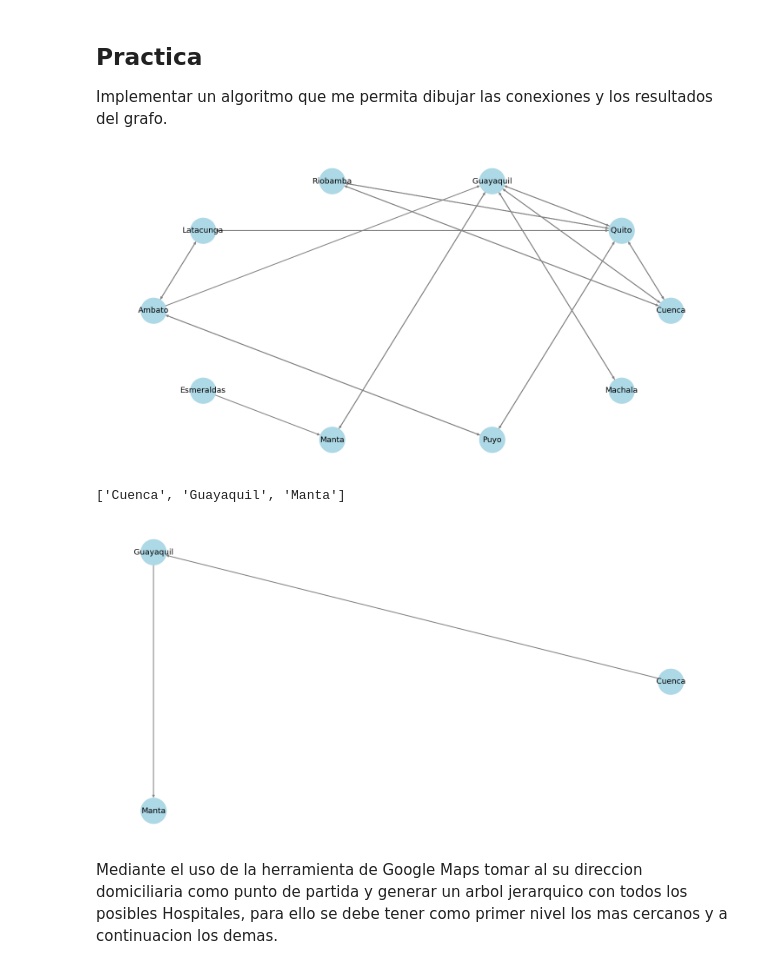
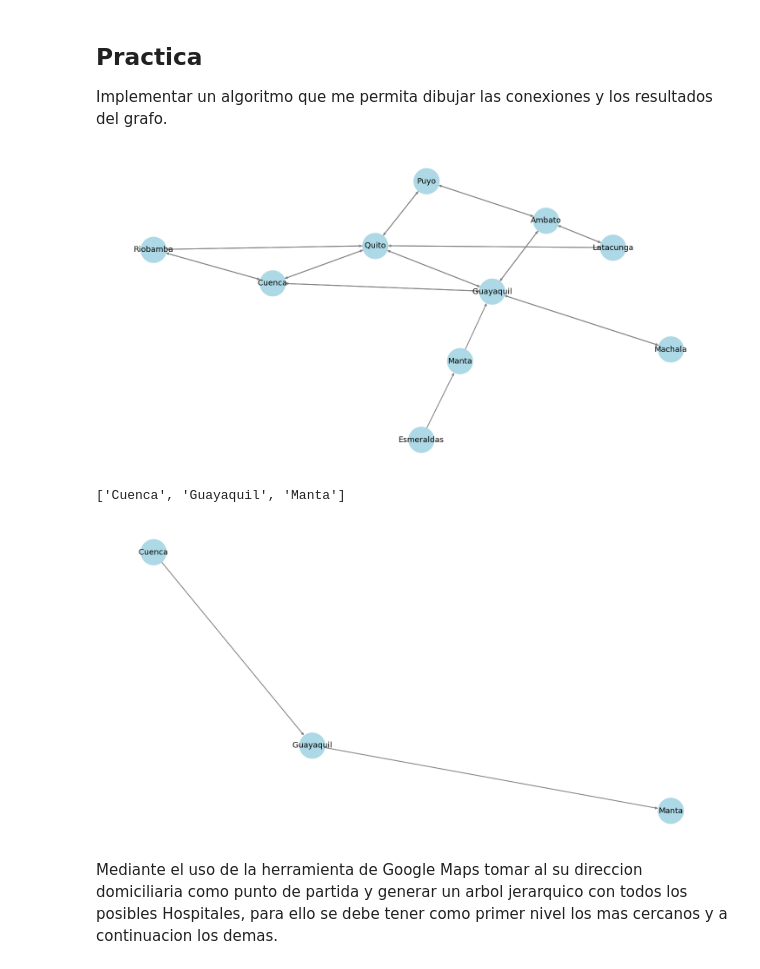
Before and after one commit to gguallpa97/DeberesIA, a Jupyter notebook: BusquedaAmplitud.ipynb, the cells around one changed output. Drawn from its saved outputs; the diff is of its cells as text; code cells hidden in the pictures.

```diff
--- a/BusquedaAmplitud.ipynb
+++ b/BusquedaAmplitud.ipynb
@@ -194,35 +194,35 @@ lista_nueva = []
 x = 0
 cont = 0
 valDividir = False
 while x < len(lista):
     if cont== 2:
             #print("DATOS ESCRITOS")
             escribriDatos(lista_nueva)
             #print("******")
             cont = 0
             lista_nueva = []
     if cont != 2:
         #print(lista[x])
         lista_nueva.append(lista[x])
         cont=cont+1
 
     x=x+1
 
 spain_flights = pd.read_csv("ciudades.csv")
 DG=nx.DiGraph()
 for row in spain_flights.iterrows():
     DG.add_edge(row[1]["origin"],
                 row[1]["destination"])
 
-nx.draw_circular(DG,
+nx.draw_spring(DG,
                  node_color="lightblue",
                  edge_color="gray",
                  font_size=18,
                  width=2, with_labels=True, node_size=3500,
 )
 remove("ciudades.csv")
 # %% [output]
-[figure, old version]
+[figure, new version]
 # %%
 #**********DIBUJO DE LA SOLUCION**********#
 #Importacion de la librerias necesarias
@@ -273,7 +273,7 @@ for row in sol_lista.iterrows():
     DG.add_edge(row[1]["origin"],
                 row[1]["destination"])
 
-nx.draw_circular(DG,
+nx.draw_spring(DG,
                  node_color="lightblue",
                  edge_color="gray",
                  font_size=18,
@@ -284,7 +284,7 @@ remove("solCiudades.csv")
 print(result)
 # %% [output]
 ['Cuenca', 'Guayaquil', 'Manta']
-[figure, old version]
+[figure, new version]
 # %% [markdown]
 Mediante el uso de la herramienta de Google Maps tomar al su direccion domiciliaria como punto de partida y generar un arbol jerarquico con todos los posibles Hospitales, para ello se debe tener como primer nivel los mas cercanos y a continuacion los demas.
 # %%
```
Also changed, not shown: parts of 2 cells of this notebook.
